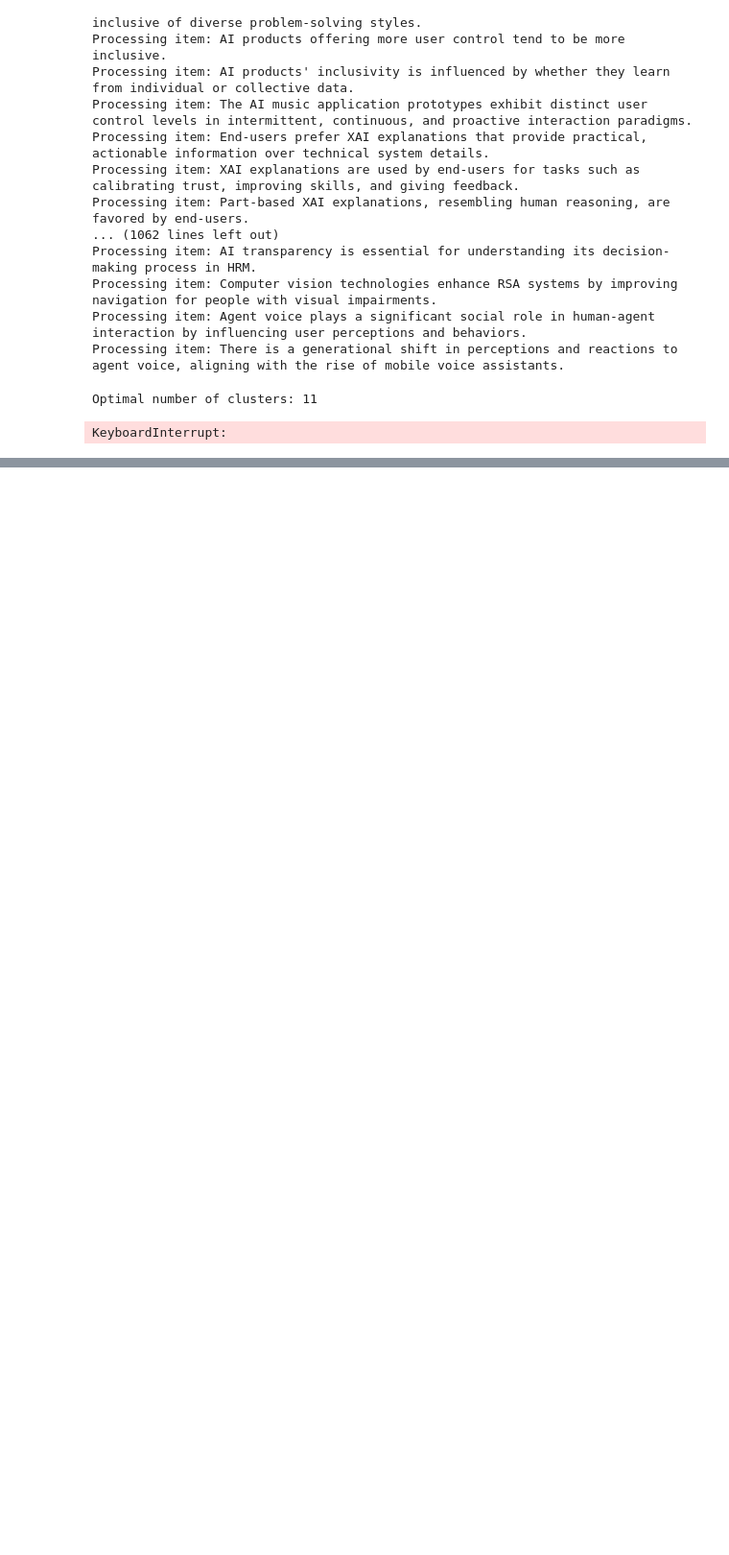
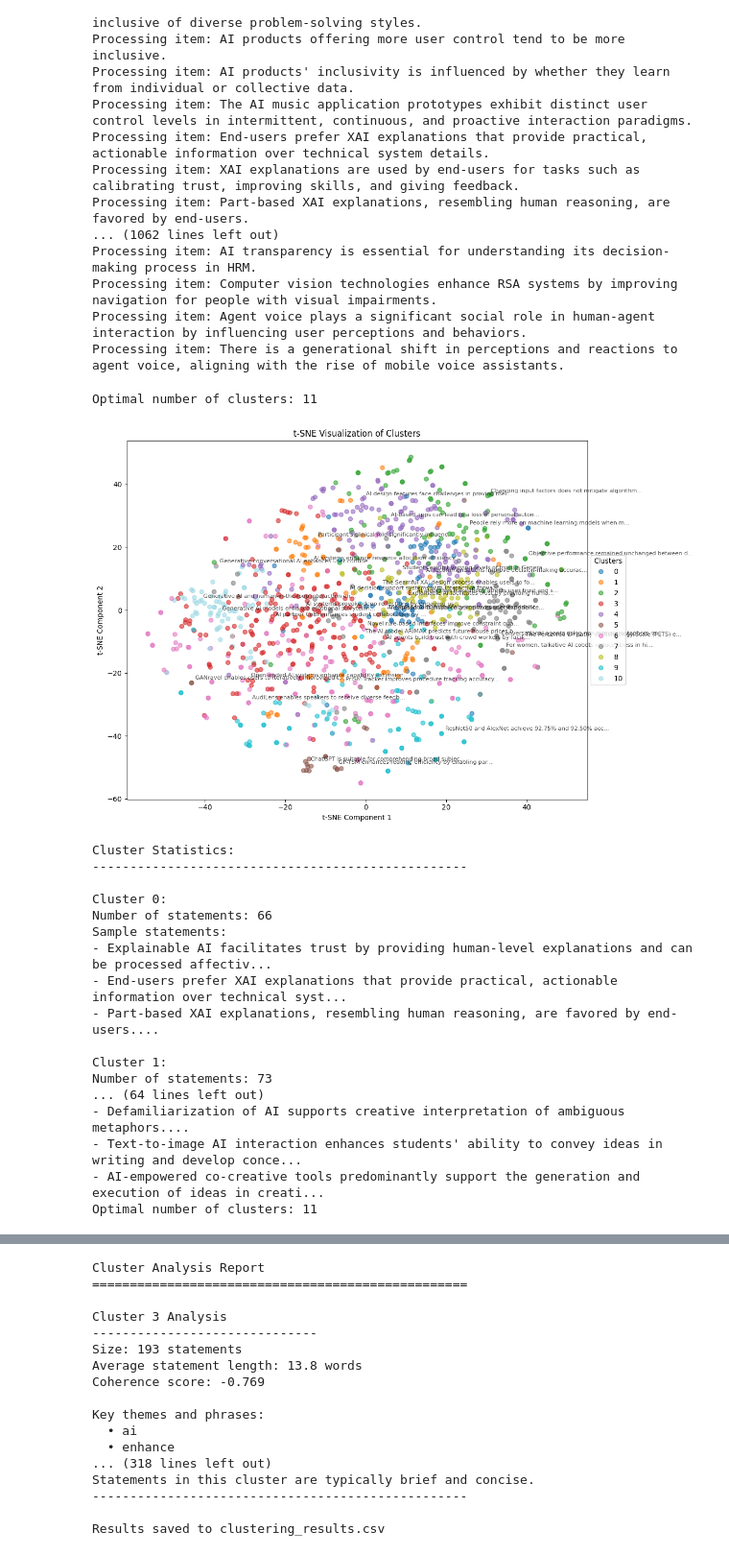
Before and after one commit to chayapatr/cscw-25, a Jupyter notebook: plot_summary.ipynb, the cells around one changed output, grey strips where cells are left out. Shown at 96% size. Cells and saved outputs as stored; diff of their text form; code cells hidden in the pictures; blank space fills up the shorter version.

```diff
--- a/plot_summary.ipynb
+++ b/plot_summary.ipynb
@@ -259,6 +259,7 @@ def analyze_cluster_content(statements: list,
     from nltk.tokenize import word_tokenize
     nltk.download('punkt')
     nltk.download('stopwords')
+    nltk.download('punkt_tab')
 
     # Initialize stop words
     stop_words = set(stopwords.words('english'))
@@ -394,31 +395,48 @@ def save_results(statements: list,
     results_df['cluster_coherence'] = results_df['cluster'].map(
         lambda x: cluster_analysis[x]['coherence_score'])
 
     results_df.to_csv(filename, index=False)
     print(f"\nResults saved to {filename}")
 
 # Perform clustering and analysis
 reduced_emb, labels, stmts = perform_clustering(embedding)
 embeddings = np.array([embedding[stmt] for stmt in stmts])
 
 # Get the KMeans model
 optimal_k = determine_optimal_k(embeddings)
 kmeans = KMeans(n_clusters=optimal_k, random_state=42)
 kmeans.fit(embeddings)
 
 # Analyze clusters
 cluster_analysis = analyze_cluster_content(
     statements=stmts,
     embeddings=embeddings,
     cluster_labels=labels,
     kmeans_model=kmeans
 )
 
 # Print cluster explanations
 explain_clusters(cluster_analysis)
 
 # Save the results with cluster analysis
 save_results(stmts, labels, reduced_emb, cluster_analysis)
 # %% [output]
 Optimal number of clusters: 11
+[figure, added]
-KeyboardInterrupt:
+Cluster Statistics:
+--------------------------------------------------
+
+Cluster 0:
+Number of statements: 66
+Sample statements:
+- Explainable AI facilitates trust by providing human-level explanations and can be processed affectiv...
+- End-users prefer XAI explanations that provide practical, actionable information over technical syst...
+- Part-based XAI explanations, resembling human reasoning, are favored by end-users....
+
+Cluster 1:
+Number of statements: 73
+... (64 lines left out)
+- Defamiliarization of AI supports creative interpretation of ambiguous metaphors....
+- Text-to-image AI interaction enhances students' ability to convey ideas in writing and develop conce...
+- AI-empowered co-creative tools predominantly support the generation and execution of ideas in creati...
+Optimal number of clusters: 11
@@ -424,0 +451,17 @@ KeyboardInterrupt:
+Cluster Analysis Report
+==================================================
+
+Cluster 3 Analysis
+------------------------------
+Size: 193 statements
+Average statement length: 13.8 words
+Coherence score: -0.769
+
+Key themes and phrases:
+  • ai
+  • enhance
+... (318 lines left out)
+Statements in this cluster are typically brief and concise.
+--------------------------------------------------
+
+Results saved to clustering_results.csv
```
Also changed, not shown: parts of 1 cell of this notebook, 2 other files.
